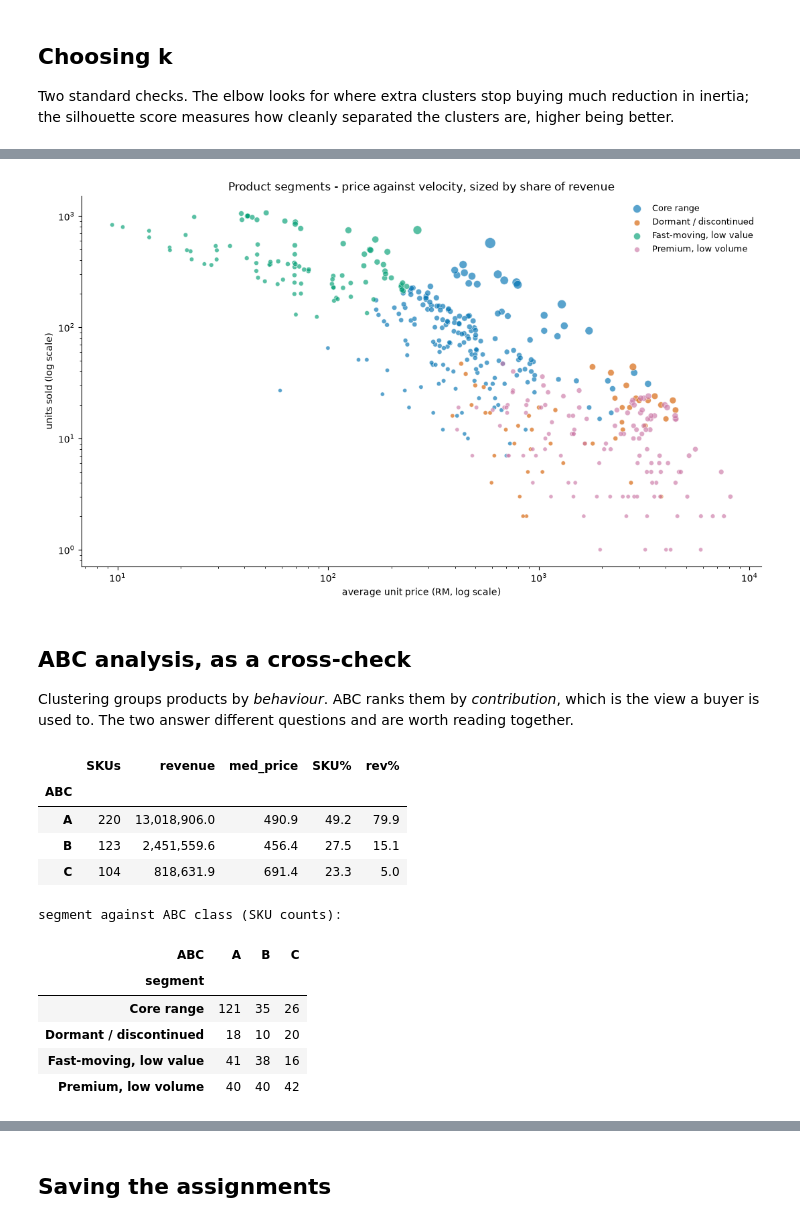
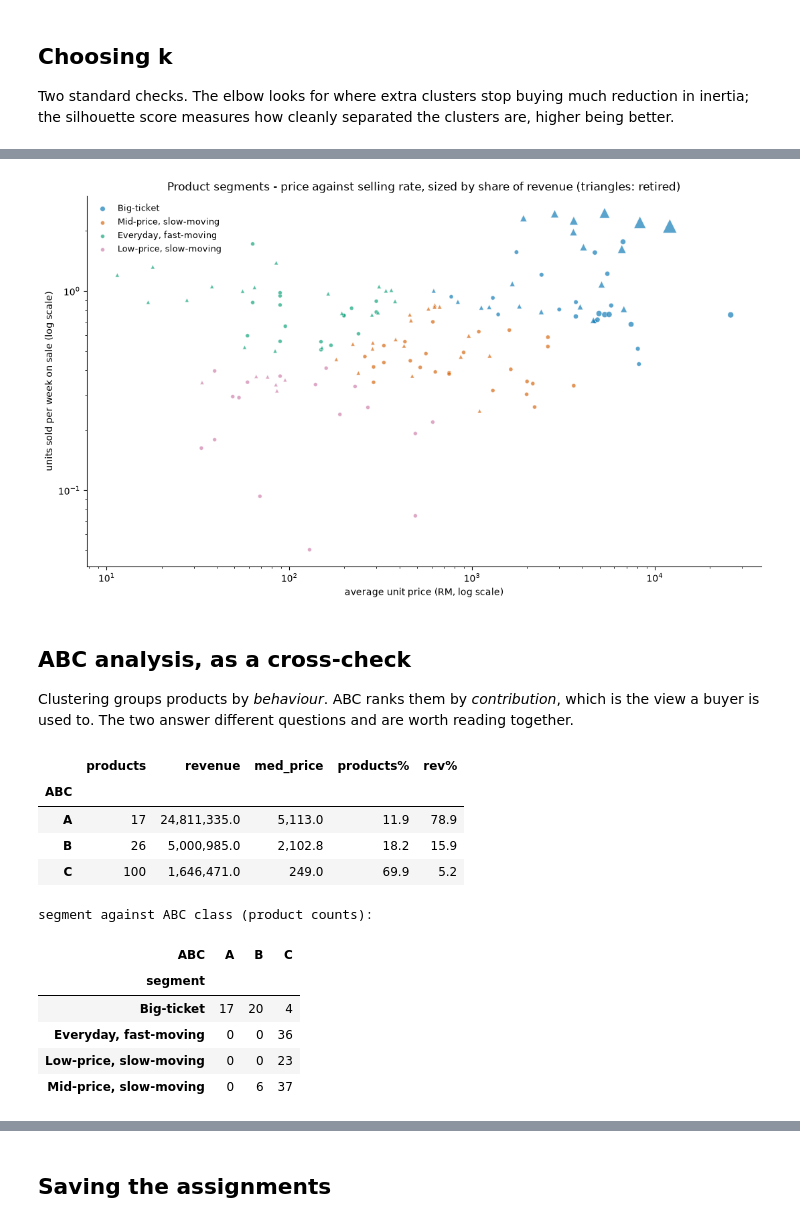
Before and after one commit to leejiewei/etech_FYP, a Jupyter notebook: ml/03_segmentation.ipynb, the cells around one changed output, grey strips where cells are left out. Drawn from its saved outputs; the diff is of its cells as text; code cells hidden in the pictures.

```diff
--- a/ml/03_segmentation.ipynb
+++ b/ml/03_segmentation.ipynb
@@ -90,10 +110,7 @@ distance and would otherwise weight whichever feature happens to have the larges
 # %%
-FEATURES = ["avg_price", "units", "recency_wk", "active_wk"]
+FEATURES = ["avg_price", "units_per_wk"]
 
-X = products[FEATURES].copy()
-X["avg_price"] = np.log10(X.avg_price)
-X["units"]     = np.log10(X.units)
-
+X = np.log10(products[FEATURES])
 X_scaled = StandardScaler().fit_transform(X)
 print(f"clustering matrix: {X_scaled.shape[0]} products x {X_scaled.shape[1]} features")
 # %% [output]
@@ -150,12 +167,11 @@ kmeans = KMeans(n_clusters=K, n_init=10, random_state=RANDOM_STATE).fit(X_scaled
 products["cluster"] = kmeans.labels_
 
 profile = products.groupby("cluster").agg(
-    SKUs        = ("revenue", "size"),
-    med_price   = ("avg_price", "median"),
-    med_units   = ("units", "median"),
-    med_recency = ("recency_wk", "median"),
-    med_active  = ("active_wk", "median"),
-    revenue     = ("revenue", "sum"),
+    products     = ("revenue", "size"),
+    med_price    = ("avg_price", "median"),
+    med_units_wk = ("units_per_wk", "median"),
+    current      = ("status", lambda s: (s == "Current range").sum()),
+    revenue      = ("revenue", "sum"),
 )
 profile["rev_share%"] = profile.revenue / products.revenue.sum() * 100
 display(profile)
@@ -236,19 +259,21 @@ Dormant / discontinued
 # %%
 fig, ax = plt.subplots(figsize=(11, 6.5))
-palette = ["#0072B2", "#D55E00", "#009E73", "#CC79A7", "#8c564b", "#7f7f7f"]
-for i, seg in enumerate(sorted(products.segment.unique())):
-    s = products[products.segment == seg]
-    ax.scatter(s.avg_price, s.units, s=18 + s["rev_share%"] * 55, alpha=0.65,
-               color=palette[i % len(palette)], edgecolor="white", linewidth=0.5, label=seg)
+palette = ["#0072B2", "#D55E00", "#009E73", "#CC79A7"]
+for i, seg in enumerate(summary.index):
+    for status, marker in [("Current range", "o"), ("Retired", "^")]:
+        s = products[(products.segment == seg) & (products.status == status)]
+        ax.scatter(s.avg_price, s.units_per_wk, s=18 + s["rev_share%"] * 12, alpha=0.65, marker=marker,
+                   color=palette[i], edgecolor="white", linewidth=0.5,
+                   label=f"{seg}" if status == "Current range" else None)
 ax.set_xscale("log"); ax.set_yscale("log")
 ax.set_xlabel("average unit price (RM, log scale)")
-ax.set_ylabel("units sold (log scale)")
-ax.set_title("Product segments - price against velocity, sized by share of revenue")
+ax.set_ylabel("units sold per week on sale (log scale)")
+ax.set_title("Product segments - price against selling rate, sized by share of revenue (triangles: retired)")
 ax.legend(frameon=False, fontsize=9)
 ax.spines[["top","right"]].set_visible(False)
 plt.tight_layout(); plt.show()
 # %% [output]
-[figure, old version]
+[figure, new version]
 # %% [markdown]
 ## ABC analysis, as a cross-check
 
@@ -259,23 +284,23 @@ abc = products.sort_values("revenue", ascending=False).copy()
 abc["cum%"] = abc.revenue.cumsum() / abc.revenue.sum() * 100
 abc["ABC"] = np.where(abc["cum%"] <= 80, "A", np.where(abc["cum%"] <= 95, "B", "C"))
 
-display(abc.groupby("ABC").agg(SKUs=("revenue","size"), revenue=("revenue","sum"),
-                               med_price=("avg_price","median")).assign(
-        **{"SKU%": lambda d: d.SKUs / len(abc) * 100,
+display(abc.groupby("ABC").agg(products=("revenue", "size"), revenue=("revenue", "sum"),
+                               med_price=("avg_price", "median")).assign(
+        **{"products%": lambda d: d.products / len(abc) * 100,
            "rev%": lambda d: d.revenue / abc.revenue.sum() * 100}))
 
-print("\nsegment against ABC class (SKU counts):")
+print("\nsegment against ABC class (product counts):")
 display(pd.crosstab(products.segment, abc.ABC.reindex(products.index)))
 # %% [output]
-|  | SKUs | revenue | med_price | SKU% | rev% |
+|  | products | revenue | med_price | products% | rev% |
 | ABC |  |  |  |  |  |
-| A | 220 | 13,018,906.0 | 490.9 | 49.2 | 79.9 |
-| B | 123 | 2,451,559.6 | 456.4 | 27.5 | 15.1 |
-| C | 104 | 818,631.9 | 691.4 | 23.3 | 5.0 |
+| A | 17 | 24,811,335.0 | 5,113.0 | 11.9 | 78.9 |
+| B | 26 | 5,000,985.0 | 2,102.8 | 18.2 | 15.9 |
+| C | 100 | 1,646,471.0 | 249.0 | 69.9 | 5.2 |
-segment against ABC class (SKU counts):
+segment against ABC class (product counts):
 | ABC | A | B | C |
 | segment |  |  |  |
-| Core range | 121 | 35 | 26 |
-| Dormant / discontinued | 18 | 10 | 20 |
-| Fast-moving, low value | 41 | 38 | 16 |
-| Premium, low volume | 40 | 40 | 42 |
+| Big-ticket | 17 | 20 | 4 |
+| Everyday, fast-moving | 0 | 0 | 36 |
+| Low-price, slow-moving | 0 | 0 | 23 |
+| Mid-price, slow-moving | 0 | 6 | 37 |
```
Also changed, not shown: parts of 19 cells of this notebook, 31 other files.
